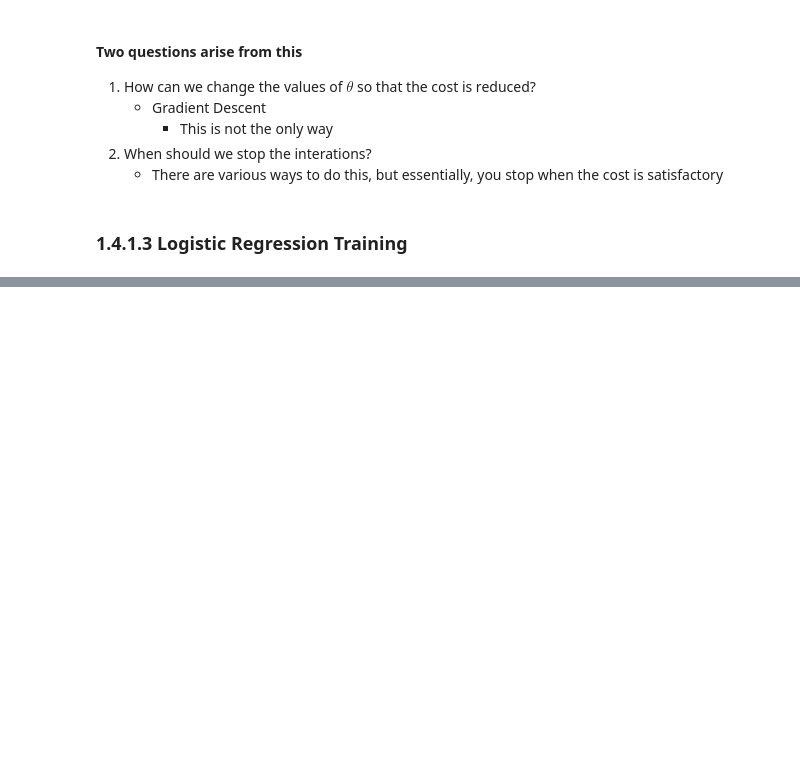
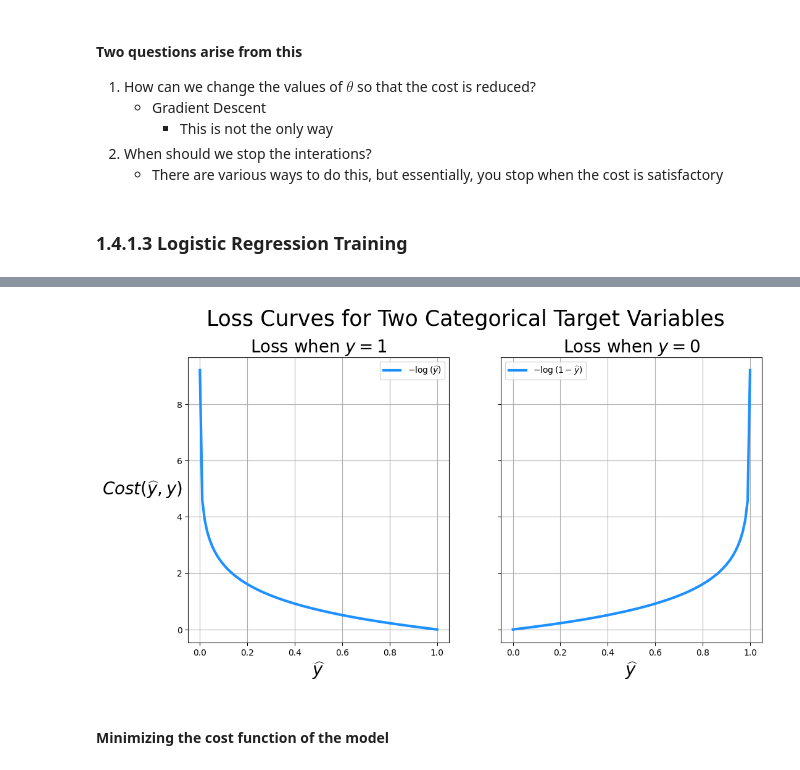
Before and after one commit to PaulToronto/IBM---AI-Engineering-Professional-Certificate, a Jupyter notebook: 1_4_Linear_Classification.ipynb, the cells around one changed output, grey strips where cells are left out. Drawn from its saved outputs; the diff is of its cells as text; code cells hidden in the pictures; blank space fills up the shorter version.

```diff
--- a/1_4_Linear_Classification.ipynb
+++ b/1_4_Linear_Classification.ipynb
@@ -210,0 +267,23 @@ sigmoid(np.array([-1, 2]).dot(np.array([2, 4])))
+# %%
+fig, ax = plt.subplots(1, 2, figsize=(12, 6), sharey=True)
+y_hat = np.linspace(0.0001, 0.9999, 100)
+
+ax[0].plot(y_hat, -np.log(y_hat), color='dodgerblue', lw=3, label='$-\log{(\widehat{y})}$')
+ax[0].set_title('Loss when $y = 1$', fontsize=20)
+ax[0].set_xlabel('$\widehat{y}$', fontsize=20)
+ax[0].set_ylabel('$Cost(\widehat{y},y)$', rotation=0, labelpad=40, fontsize=20)
+ax[0].legend()
+ax[0].grid()
+
+ax[1].plot(y_hat, -np.log(1 - y_hat), color='dodgerblue', lw=3, label='$-\log{(1 - \widehat{y})}$')
+ax[1].set_title('Loss when $y = 0$', fontsize=20)
+ax[1].set_xlabel('$\widehat{y}$', fontsize=20)
+ax[1].legend()
+ax[1].grid()
+
+plt.suptitle('Loss Curves for Two Categorical Target Variables', fontsize=25, y=1.01)
+plt.show()
+# %% [output]
+[figure, added]
+# %% [markdown]
+#### Minimizing the cost function of the model
```
Also changed, not shown: parts of 8 cells of this notebook.
